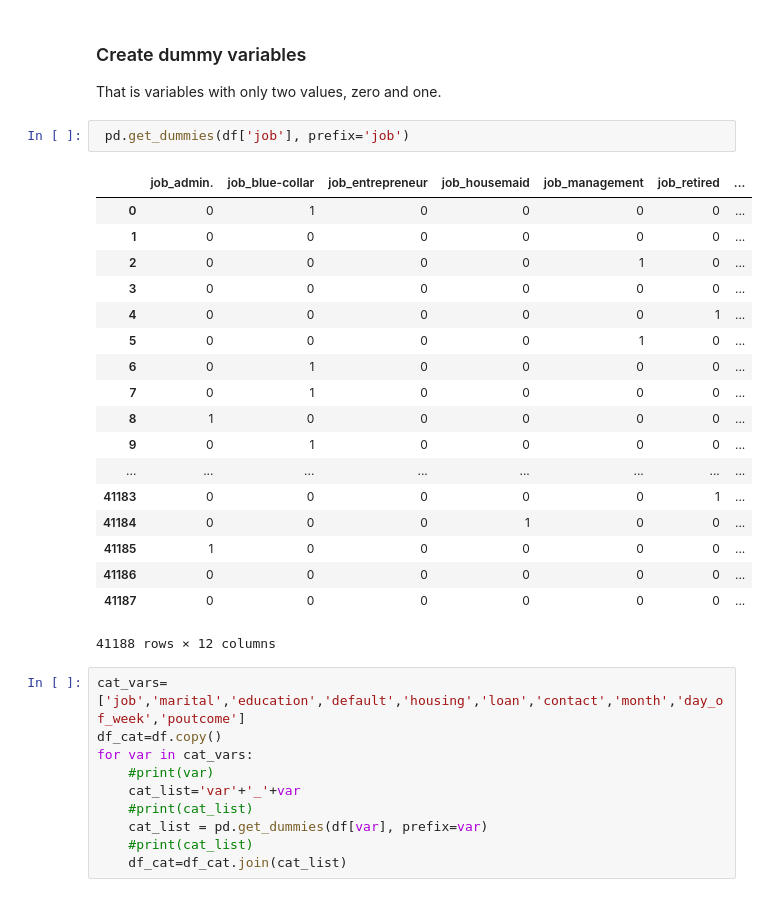
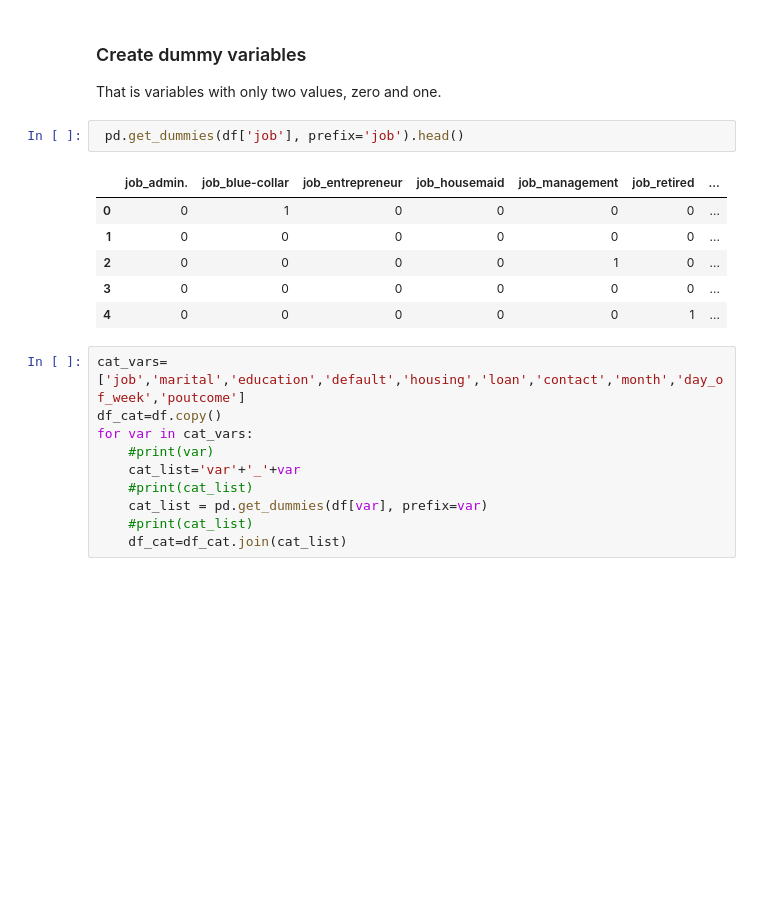
Before and after one commit to IgorAramb/ML_playground, a Jupyter notebook: logistic_regression/logistic_regression_01-simple.ipynb, the cells around one changed output. Cells and saved outputs as stored; diff of their text form; blank space fills up the shorter version.

```diff
--- a/logistic_regression/logistic_regression_01-simple.ipynb
+++ b/logistic_regression/logistic_regression_01-simple.ipynb
@@ -335,26 +331,14 @@ __Poutcome seems to be a good predictor of the outcome variable.__
 ### Create dummy variables
 That is variables with only two values, zero and one.
 # %%
- pd.get_dummies(df['job'], prefix='job')
+ pd.get_dummies(df['job'], prefix='job').head()
 # %% [output]
 |  | job_admin. | job_blue-collar | job_entrepreneur | job_housemaid | job_management | job_retired | ... |
 | 0 | 0 | 1 | 0 | 0 | 0 | 0 | ... |
 | 1 | 0 | 0 | 0 | 0 | 0 | 0 | ... |
 | 2 | 0 | 0 | 0 | 0 | 1 | 0 | ... |
 | 3 | 0 | 0 | 0 | 0 | 0 | 0 | ... |
 | 4 | 0 | 0 | 0 | 0 | 0 | 1 | ... |
-| 5 | 0 | 0 | 0 | 0 | 1 | 0 | ... |
-| 6 | 0 | 1 | 0 | 0 | 0 | 0 | ... |
-| 7 | 0 | 1 | 0 | 0 | 0 | 0 | ... |
-| 8 | 1 | 0 | 0 | 0 | 0 | 0 | ... |
-| 9 | 0 | 1 | 0 | 0 | 0 | 0 | ... |
-| ... | ... | ... | ... | ... | ... | ... | ... |
-| 41183 | 0 | 0 | 0 | 0 | 0 | 1 | ... |
-| 41184 | 0 | 0 | 0 | 1 | 0 | 0 | ... |
-| 41185 | 1 | 0 | 0 | 0 | 0 | 0 | ... |
-| 41186 | 0 | 0 | 0 | 0 | 0 | 0 | ... |
-| 41187 | 0 | 0 | 0 | 0 | 0 | 0 | ... |
-41188 rows × 12 columns
 # %%
 cat_vars=['job','marital','education','default','housing','loan','contact','month','day_of_week','poutcome']
 df_cat=df.copy()
```
Also changed, not shown: parts of 27 cells of this notebook.
